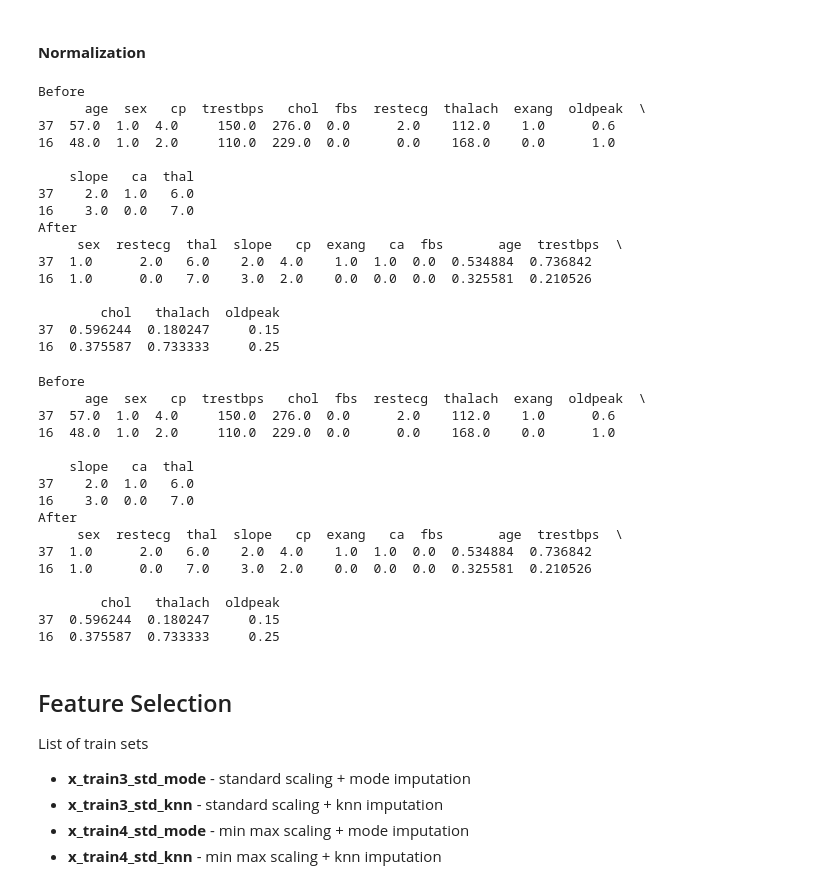
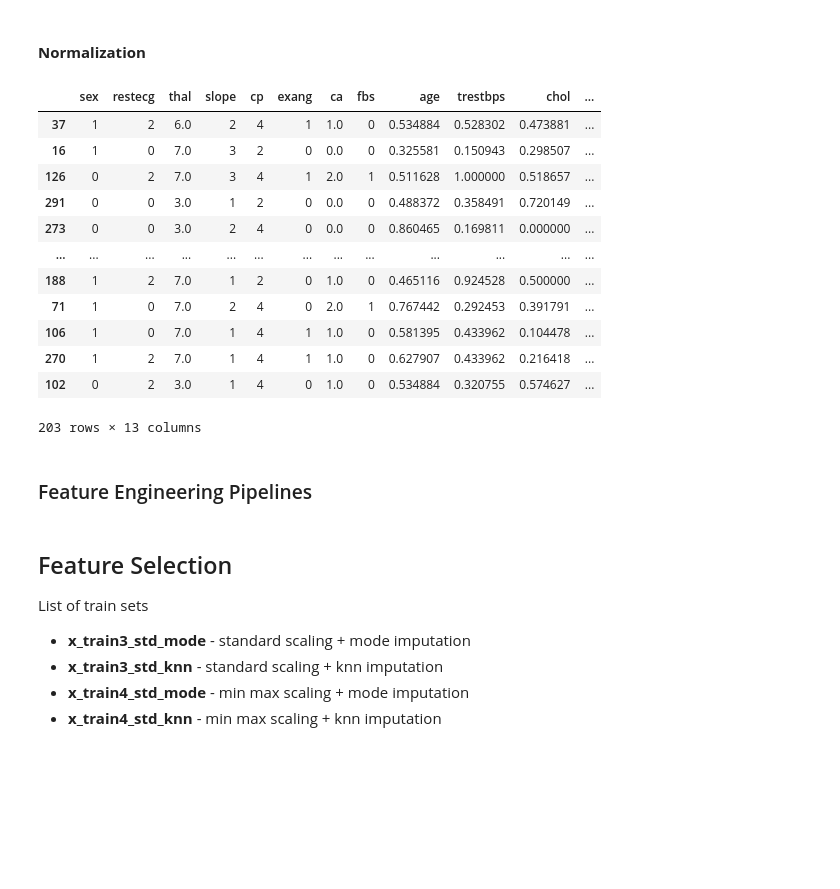
Before and after one commit to HussainAhmed202/MLProject, a Jupyter notebook: notebooks/heart_disease_prediction.ipynb, the cells around one changed output. Saved outputs shown, nothing was run; the diff lists cells and outputs as text; code cells hidden in the pictures; blank space fills up the shorter version.

```diff
--- a/notebooks/heart_disease_prediction.ipynb
+++ b/notebooks/heart_disease_prediction.ipynb
@@ -732,20 +626,0 @@ x_test4_std_mode = pd.concat([x_test2_trf[cat],x_test4_mode],axis=1)
-# %%
-print("Before\n",x_train2_trf.head(2))
-print("After\n",x_train4_std_mode.head(2))
-# %% [output]
-Before
-      age  sex   cp  trestbps   chol  fbs  restecg  thalach  exang  oldpeak  \
-37  57.0  1.0  4.0     150.0  276.0  0.0      2.0    112.0    1.0      0.6
-16  48.0  1.0  2.0     110.0  229.0  0.0      0.0    168.0    0.0      1.0
-
-    slope   ca  thal
-37    2.0  1.0   6.0
-16    3.0  0.0   7.0
-After
-     sex  restecg  thal  slope   cp  exang   ca  fbs       age  trestbps  \
-37  1.0      2.0   6.0    2.0  4.0    1.0  1.0  0.0  0.534884  0.736842
-16  1.0      0.0   7.0    3.0  2.0    0.0  0.0  0.0  0.325581  0.210526
-
-        chol   thalach  oldpeak
-37  0.596244  0.180247     0.15
-16  0.375587  0.733333     0.25
@@ -764,23 +627,25 @@ x_test4_std_knn = pd.concat([x_test2_trf2[cat],x_test4_knn],axis=1)
-# %%
-print("Before\n",x_train2_trf.head(2))
-print("After\n",x_train4_std_knn.head(2))
-# %% [output]
-Before
-      age  sex   cp  trestbps   chol  fbs  restecg  thalach  exang  oldpeak  \
-37  57.0  1.0  4.0     150.0  276.0  0.0      2.0    112.0    1.0      0.6
-16  48.0  1.0  2.0     110.0  229.0  0.0      0.0    168.0    0.0      1.0
-
-    slope   ca  thal
-37    2.0  1.0   6.0
-16    3.0  0.0   7.0
-After
-     sex  restecg  thal  slope   cp  exang   ca  fbs       age  trestbps  \
-37  1.0      2.0   6.0    2.0  4.0    1.0  1.0  0.0  0.534884  0.736842
-16  1.0      0.0   7.0    3.0  2.0    0.0  0.0  0.0  0.325581  0.210526
-
-        chol   thalach  oldpeak
-37  0.596244  0.180247     0.15
-16  0.375587  0.733333     0.25
+# %%
+from sklearn.preprocessing import MinMaxScaler
+
+# normalize the data
+mms = MinMaxScaler().set_output(transform='pandas')
+pd.concat([X_train[categorical_feat],mms.fit_transform(X_train[numeric_feat])],axis=1)
+# %% [output]
+|  | sex | restecg | thal | slope | cp | exang | ca | fbs | age | trestbps | chol | ... |
+| 37 | 1 | 2 | 6.0 | 2 | 4 | 1 | 1.0 | 0 | 0.534884 | 0.528302 | 0.473881 | ... |
+| 16 | 1 | 0 | 7.0 | 3 | 2 | 0 | 0.0 | 0 | 0.325581 | 0.150943 | 0.298507 | ... |
+| 126 | 0 | 2 | 7.0 | 3 | 4 | 1 | 2.0 | 1 | 0.511628 | 1.000000 | 0.518657 | ... |
+| 291 | 0 | 0 | 3.0 | 1 | 2 | 0 | 0.0 | 0 | 0.488372 | 0.358491 | 0.720149 | ... |
+| 273 | 0 | 0 | 3.0 | 2 | 4 | 0 | 0.0 | 0 | 0.860465 | 0.169811 | 0.000000 | ... |
+| ... | ... | ... | ... | ... | ... | ... | ... | ... | ... | ... | ... | ... |
+| 188 | 1 | 2 | 7.0 | 1 | 2 | 0 | 1.0 | 0 | 0.465116 | 0.924528 | 0.500000 | ... |
+| 71 | 1 | 0 | 7.0 | 2 | 4 | 0 | 2.0 | 1 | 0.767442 | 0.292453 | 0.391791 | ... |
+| 106 | 1 | 0 | 7.0 | 1 | 4 | 1 | 1.0 | 0 | 0.581395 | 0.433962 | 0.104478 | ... |
+| 270 | 1 | 2 | 7.0 | 1 | 4 | 1 | 1.0 | 0 | 0.627907 | 0.433962 | 0.216418 | ... |
+| 102 | 0 | 2 | 3.0 | 1 | 4 | 0 | 1.0 | 0 | 0.534884 | 0.320755 | 0.574627 | ... |
+203 rows × 13 columns
+# %% [markdown]
+### Feature Engineering Pipelines
 # %% [markdown]
 ## Feature Selection
 
```
Also changed, not shown: parts of 40 cells of this notebook.
